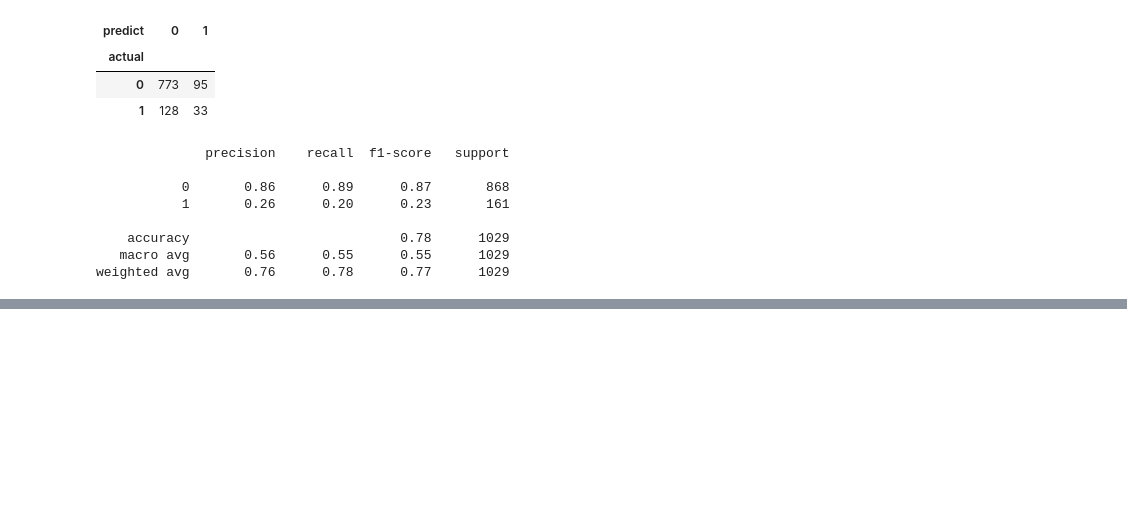
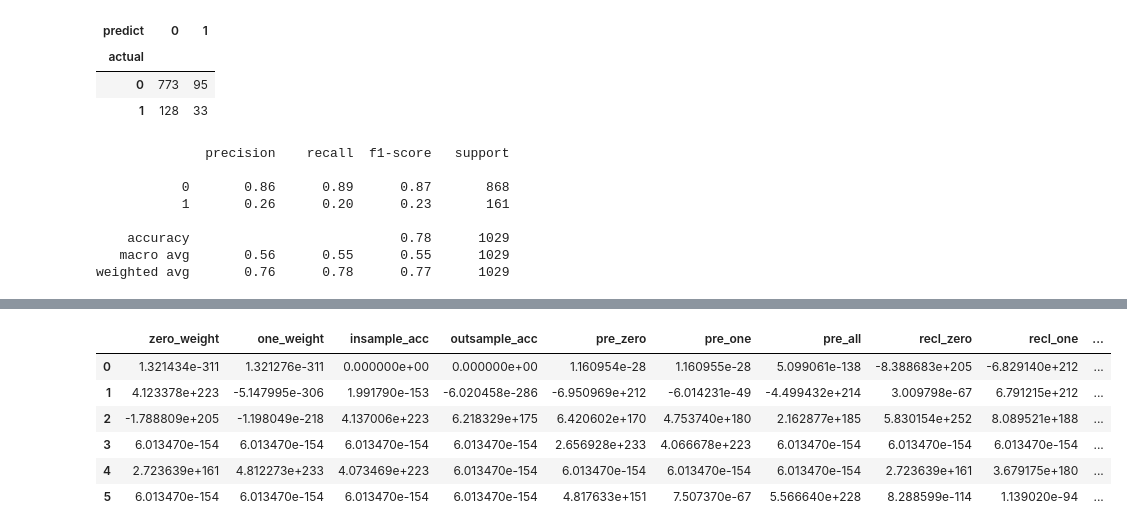
Before and after one commit to SeunghyeunBaek/TIL, a Jupyter notebook: 2_머신러닝이론/4_tree_based_models/tree_based_models.ipynb, the cells around one changed output, grey strips where cells are left out. Saved outputs shown, nothing was run; the diff lists cells and outputs as text; code cells hidden in the pictures; blank space fills up the shorter version.

Commit message:
decision tree class weight tuning | bsh | 190815

```diff
--- a/2_머신러닝이론/4_tree_based_models/tree_based_models.ipynb
+++ b/2_머신러닝이론/4_tree_based_models/tree_based_models.ipynb
@@ -144,0 +180,16 @@ weighted avg       0.76      0.78      0.77      1029
+# %%
+dummies = np.empty((6, 10))
+dt_wttune = pd.DataFrame(dummies)
+dt_wttune.columns = ['zero_weight', 'one_weight',
+                     'insample_acc', 'outsample_acc',
+                     'pre_zero', 'pre_one', 'pre_all',
+                     'recl_zero', 'recl_one', 'recl_all']
+dt_wttune
+# %% [output]
+|  | zero_weight | one_weight | insample_acc | outsample_acc | pre_zero | pre_one | pre_all | recl_zero | recl_one | ... |
+| 0 | 1.321434e-311 | 1.321276e-311 | 0.000000e+00 | 0.000000e+00 | 1.160954e-28 | 1.160955e-28 | 5.099061e-138 | -8.388683e+205 | -6.829140e+212 | ... |
+| 1 | 4.123378e+223 | -5.147995e-306 | 1.991790e-153 | -6.020458e-286 | -6.950969e+212 | -6.014231e-49 | -4.499432e+214 | 3.009798e-67 | 6.791215e+212 | ... |
+| 2 | -1.788809e+205 | -1.198049e-218 | 4.137006e+223 | 6.218329e+175 | 6.420602e+170 | 4.753740e+180 | 2.162877e+185 | 5.830154e+252 | 8.089521e+188 | ... |
+| 3 | 6.013470e-154 | 6.013470e-154 | 6.013470e-154 | 6.013470e-154 | 2.656928e+233 | 4.066678e+223 | 6.013470e-154 | 6.013470e-154 | 6.013470e-154 | ... |
+| 4 | 2.723639e+161 | 4.812273e+233 | 4.073469e+223 | 6.013470e-154 | 6.013470e-154 | 6.013470e-154 | 6.013470e-154 | 2.723639e+161 | 3.679175e+180 | ... |
+| 5 | 6.013470e-154 | 6.013470e-154 | 6.013470e-154 | 6.013470e-154 | 4.817633e+151 | 7.507370e-67 | 5.566640e+228 | 8.288599e-114 | 1.139020e-94 | ... |
```
Also changed, not shown: parts of 8 cells of this notebook.
